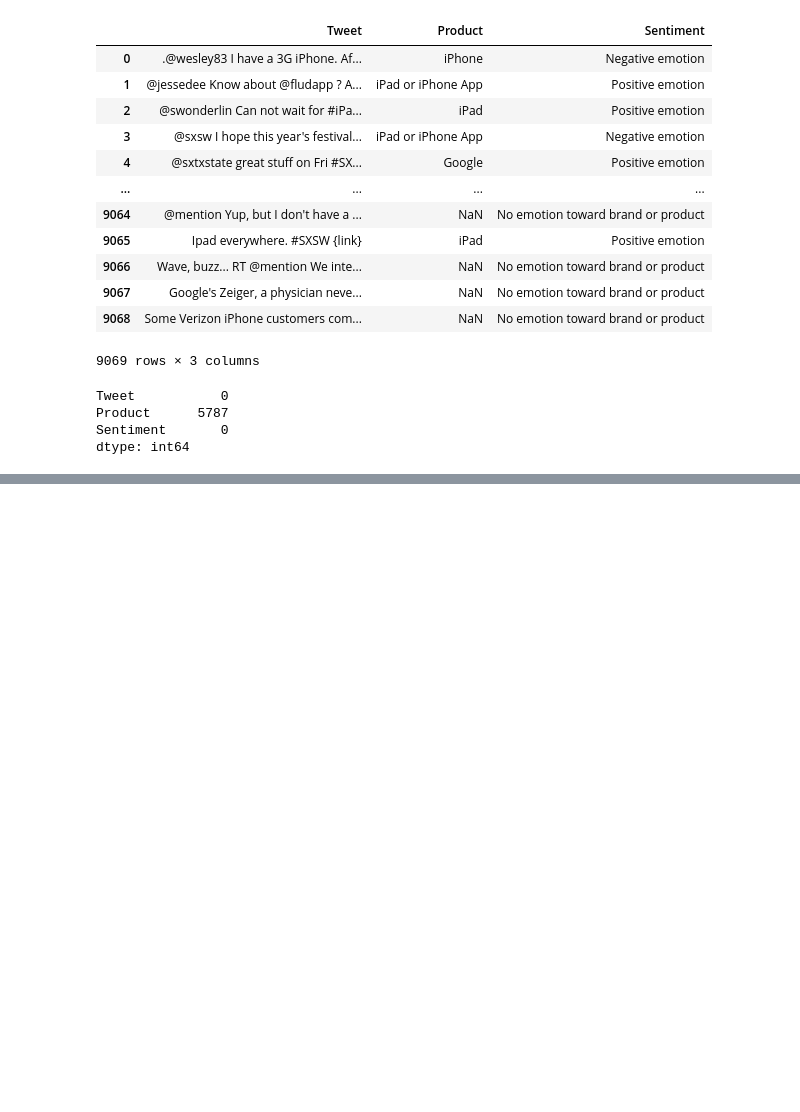
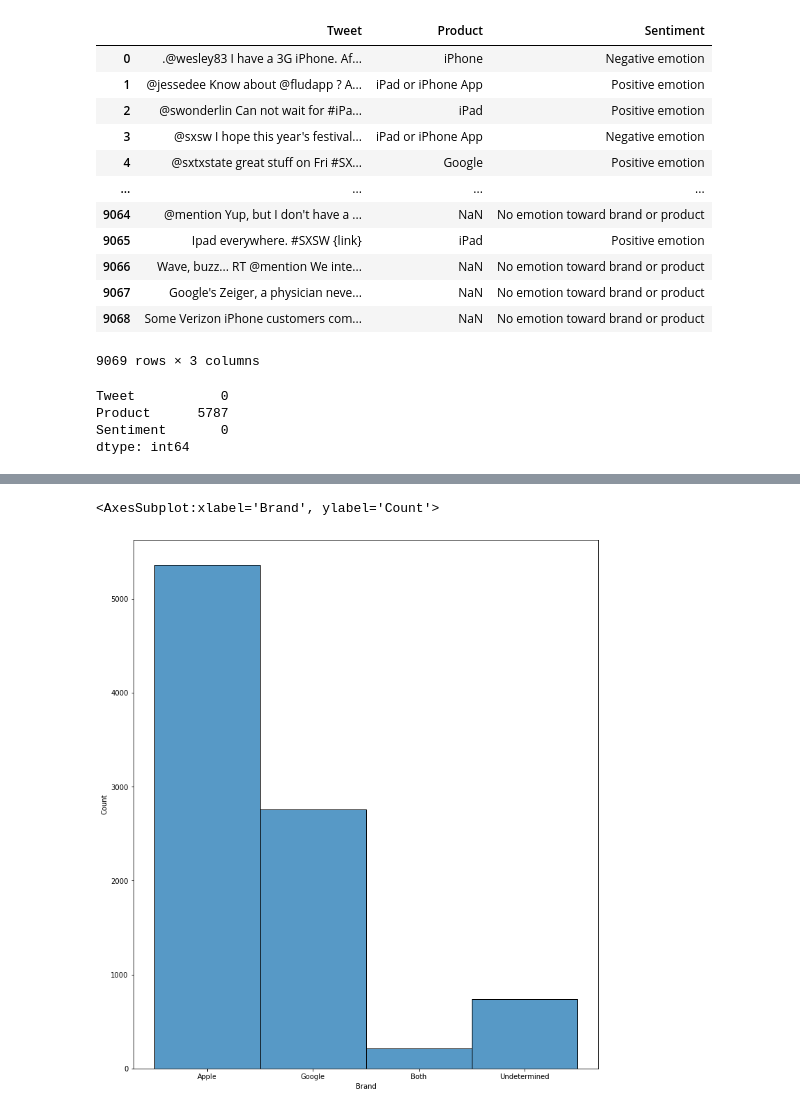
Before and after one commit to ElyLin/SentimentAnalysisProject, a Jupyter notebook: notebooks/Dave/EDA-Dave.ipynb, the cells around one changed output, grey strips where cells are left out. Drawn from its saved outputs; the diff is of its cells as text; code cells hidden in the pictures; blank space fills up the shorter version.

```diff
--- a/notebooks/Dave/EDA-Dave.ipynb
+++ b/notebooks/Dave/EDA-Dave.ipynb
@@ -151,0 +208,24 @@ dtype: int64
+# %%
+def find_brand(Product, Tweet): #Building function to determine Brand
+    brand = 'Undetermined' #Labeling brand as Undetermined
+    if ((Product.lower().__contains__('google')) or (Product.lower().__contains__('android'))): #Labeling Google
+        brand = 'Google' #Unless tweet contains google or android
+    elif ((Product.lower().__contains__('apple')) or (Product.lower().__contains__('ip'))): #Labeling Apple
+        brand = 'Apple' #Unless tweet contains apple or ip
+
+    if (brand == 'Undetermined'):
+        lower_tweet = Tweet.lower() #Making tweet lowercase
+        is_google = (lower_tweet.__contains__('google')) or (lower_tweet.__contains__('android')) #Undetermined google
+        is_apple = (lower_tweet.__contains__('apple')) or (lower_tweet.__contains__('ip')) #Undetermined apple
+
+        if (is_google and is_apple): #if it has both identifiers in the tweet
+            brand = 'Both' #Labeling brand as both
+        elif (is_google):
+            brand = 'Google' #Labeling brand as Google
+        elif (is_apple):
+            brand = 'Apple' #Labeling brand as Apple
+
+    return brand
+
+df['Brand'] = df.apply(lambda x: find_brand(x['Product'], x['Tweet']), axis = 1) #Applying function to column
+df['Brand'].value_counts() #Reviewing value counts of each class within brand
@@ -151,0 +254,6 @@ dtype: int64
+# %%
+fig, ax = plt.subplots(figsize=(12,14))
+sns.histplot(df["Brand"])
+# %% [output]
+<AxesSubplot:xlabel='Brand', ylabel='Count'>
+[figure, added]
```
Also changed, not shown: parts of 34 cells of this notebook.
